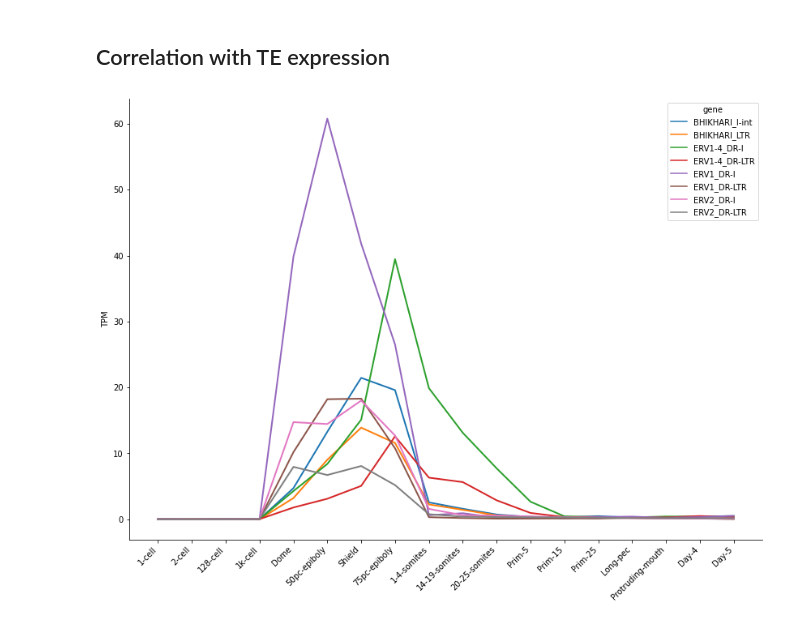
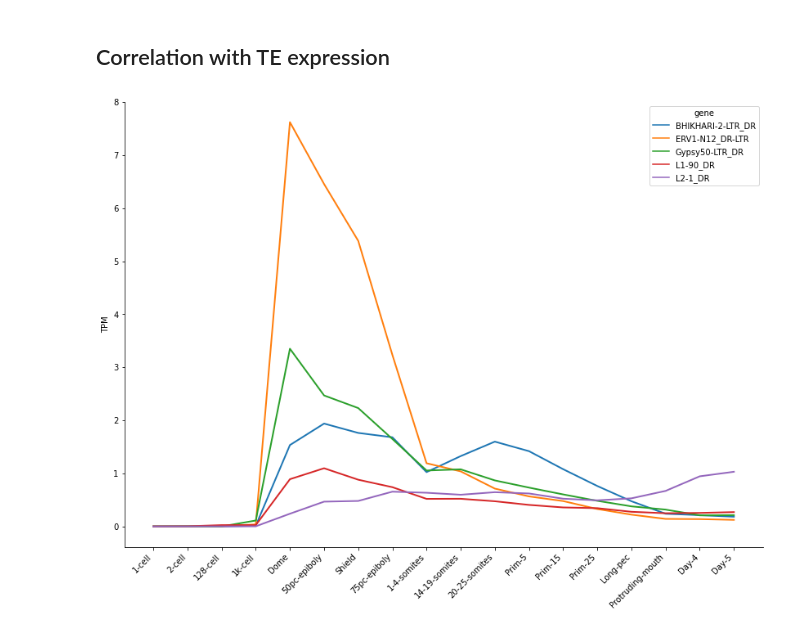
Before and after one commit to jonathan-wells/finz-znf, a Jupyter notebook: analysis/expression.ipynb, the cells around one changed output. Saved outputs shown, nothing was run; the diff lists cells and outputs as text; code cells hidden in the pictures.

```diff
--- a/analysis/expression.ipynb
+++ b/analysis/expression.ipynb
@@ -195,7 +195,7 @@ cg.savefig('../figs/fznf_clustermap.png', bbox_inches='tight', dpi=300)
 # Now extract the cluster information from the dendrogram and save the TPM dataframe
 nclusts = 3
 clusters = {}
-cluster_labels = {2.0: 'Maternally deposited', 1.0: 'Dome', 0.0: 'Late', 3.0: 'X', 4.0: 'Y', 5.0: 'Z'}
+cluster_labels = {1.0: 'Maternally deposited', 2.0: 'Dome', 0.0: 'Late', 3.0: 'X', 4.0: 'Y', 5.0: 'Z'}
 for pair in zip(cut_tree(cg.dendrogram_row.linkage, nclusts), finz_matrix.index):
     clusters[pair[1]] = cluster_labels[pair[0][0]]
 tpm_df['cluster'] = None
@@ -404,20 +442,21 @@ te_df['gene'] = te_df.apply(lambda x: x.tename if x.gene == None else x.gene, ax
 te_expressed = set(te_df.loc[te_df.tpm >= 1, 'gene'].to_list())
 # %%
 fig, ax = plt.subplots(figsize=(14, 10))
-sns.lineplot(data=tpm_df.loc[tpm_df.gene.isin(['ERV2_DR-LTR', 'ERV2_DR-I', 'ERV1-4_DR-LTR', 'ERV1-4_DR-I', 'ERV1_DR-LTR', 'ERV1_DR-I', 'BHIKHARI_I-int', 'BHIKHARI_LTR'])],
+# sns.lineplot(data=tpm_df.loc[tpm_df.gene.isin(['ERV2_DR-LTR', 'ERV2_DR-I', 'ERV1-4_DR-LTR', 'ERV1-4_DR-I', 'ERV1_DR-LTR', 'ERV1_DR-I', 'BHIKHARI_I-int', 'BHIKHARI_LTR'])],
+sns.lineplot(data=tpm_df.loc[tpm_df.gene.isin(['Gypsy50-LTR_DR', 'ERV1-N12_DR-LTR', 'BHIKHARI-2-LTR_DR', 'L1-90_DR', 'L2-1_DR'])],
              x='stageName',
              y='tpm',
              sort=False,
              hue='gene',
              lw=2,
              ax=ax)
 plt.xticks(rotation=45, ha='right')
 ax.set_xlabel('')
 ax.set_ylabel('TPM')
 sns.despine()
 plt.show()
 # %% [output]
-[figure, old version]
+[figure, new version]
 # %%
 fig, ax = plt.subplots(figsize=(14, 10))
 sns.lineplot(data=tpm_df.loc[tpm_df.gene.str.startswith('BHIKHARI')],
```
Also changed, not shown: parts of 8 cells of this notebook, 5 other files.
